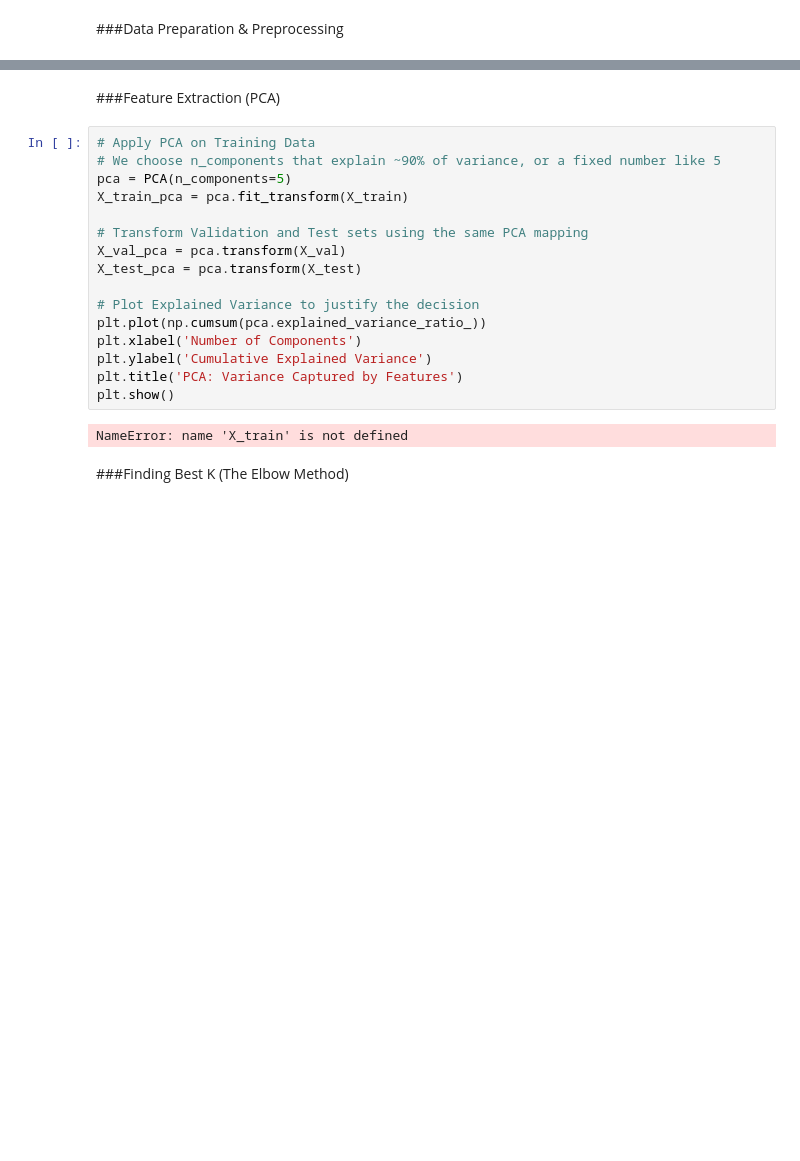
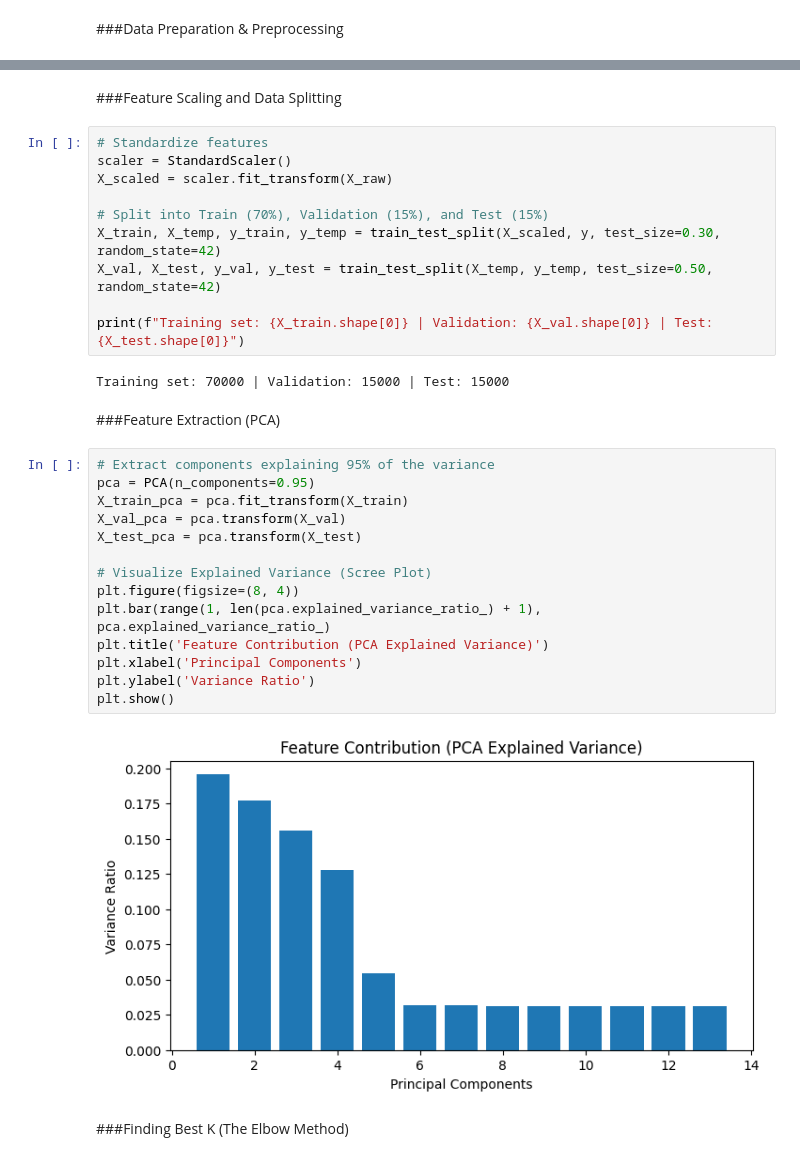
Before and after one commit to praveentecsl/High-Engagement-Content-Classification-model, a Jupyter notebook: SocialMedia_engagement.ipynb, the cells around one changed output, grey strips where cells are left out. Saved outputs shown, nothing was run; the diff lists cells and outputs as text; blank space fills up the shorter version.

```diff
--- a/SocialMedia_engagement.ipynb
+++ b/SocialMedia_engagement.ipynb
@@ -49,23 +46,35 @@ KeyError: 'Is_High_Engagement'
+# %% [markdown]
+###Feature Scaling and Data Splitting
+# %%
+# Standardize features
+scaler = StandardScaler()
+X_scaled = scaler.fit_transform(X_raw)
+
+# Split into Train (70%), Validation (15%), and Test (15%)
+X_train, X_temp, y_train, y_temp = train_test_split(X_scaled, y, test_size=0.30, random_state=42)
+X_val, X_test, y_val, y_test = train_test_split(X_temp, y_temp, test_size=0.50, random_state=42)
+
+print(f"Training set: {X_train.shape[0]} | Validation: {X_val.shape[0]} | Test: {X_test.shape[0]}")
+# %% [output]
+Training set: 70000 | Validation: 15000 | Test: 15000
 # %% [markdown]
 ###Feature Extraction (PCA)
-# %%
-# Apply PCA on Training Data
-# We choose n_components that explain ~90% of variance, or a fixed number like 5
-pca = PCA(n_components=5)
-X_train_pca = pca.fit_transform(X_train)
-
-# Transform Validation and Test sets using the same PCA mapping
-X_val_pca = pca.transform(X_val)
-X_test_pca = pca.transform(X_test)
-
-# Plot Explained Variance to justify the decision
-plt.plot(np.cumsum(pca.explained_variance_ratio_))
-plt.xlabel('Number of Components')
-plt.ylabel('Cumulative Explained Variance')
-plt.title('PCA: Variance Captured by Features')
-plt.show()
-# %% [output]
-NameError: name 'X_train' is not defined
+# %%
+# Extract components explaining 95% of the variance
+pca = PCA(n_components=0.95)
+X_train_pca = pca.fit_transform(X_train)
+X_val_pca = pca.transform(X_val)
+X_test_pca = pca.transform(X_test)
+
+# Visualize Explained Variance (Scree Plot)
+plt.figure(figsize=(8, 4))
+plt.bar(range(1, len(pca.explained_variance_ratio_) + 1), pca.explained_variance_ratio_)
+plt.title('Feature Contribution (PCA Explained Variance)')
+plt.xlabel('Principal Components')
+plt.ylabel('Variance Ratio')
+plt.show()
+# %% [output]
+[figure, added]
 # %% [markdown]
 ###Finding Best K (The Elbow Method)
 # %%
```
Also changed, not shown: parts of 9 cells of this notebook.
